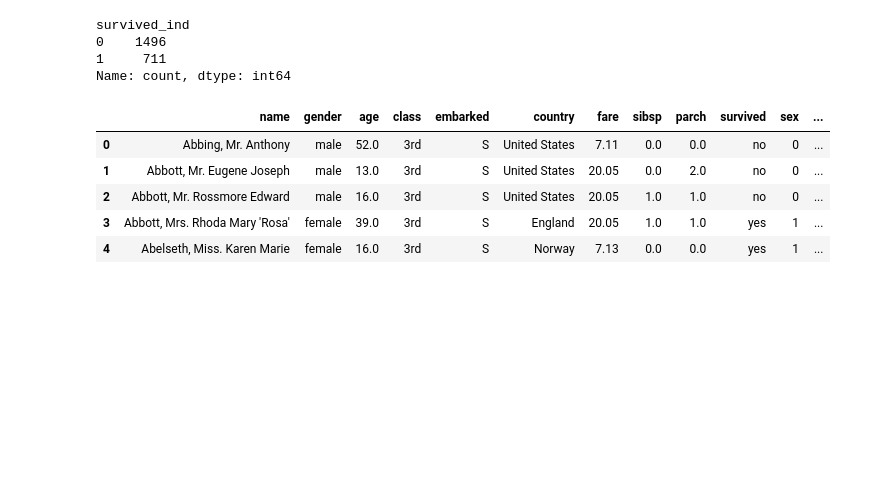
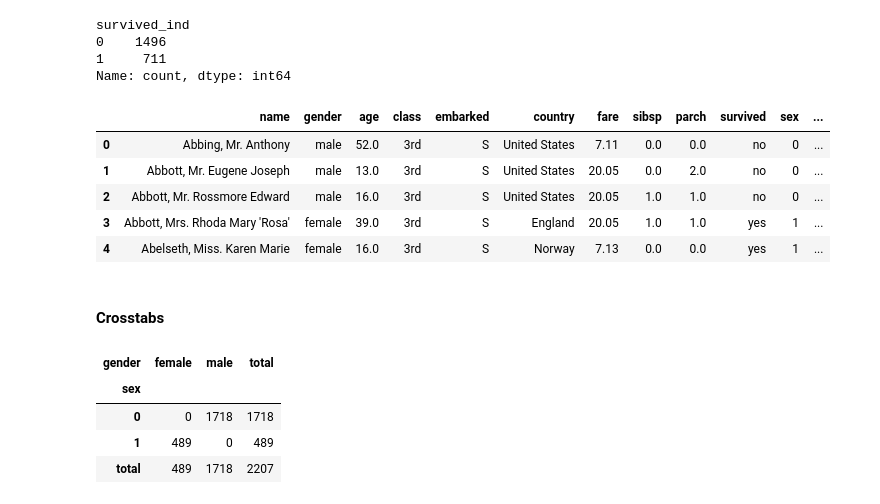
Before and after one commit to PrajwalLuitel/lambton_college_assessments, a Jupyter notebook: python_v2/class_practice/practice4.ipynb, the cells around one changed output. Saved outputs shown, nothing was run; the diff lists cells and outputs as text; code cells hidden in the pictures; blank space fills up the shorter version.

```diff
--- a/python_v2/class_practice/practice4.ipynb
+++ b/python_v2/class_practice/practice4.ipynb
@@ -246,3 +246,13 @@ titanic_df.head()
 | 2 | Abbott, Mr. Rossmore Edward | male | 16.0 | 3rd | S | United States | 20.05 | 1.0 | 1.0 | no | 0 | ... |
 | 3 | Abbott, Mrs. Rhoda Mary 'Rosa' | female | 39.0 | 3rd | S | England | 20.05 | 1.0 | 1.0 | yes | 1 | ... |
 | 4 | Abelseth, Miss. Karen Marie | female | 16.0 | 3rd | S | Norway | 7.13 | 0.0 | 0.0 | yes | 1 | ... |
+# %% [markdown]
+#### Crosstabs
+# %%
+pd.crosstab(titanic_df['sex'], titanic_df['gender'], margins=True, margins_name="total")
+# %% [output]
+| gender | female | male | total |
+| sex |  |  |  |
+| 0 | 0 | 1718 | 1718 |
+| 1 | 489 | 0 | 489 |
+| total | 489 | 1718 | 2207 |
```
Also changed, not shown: parts of 2 cells of this notebook.
